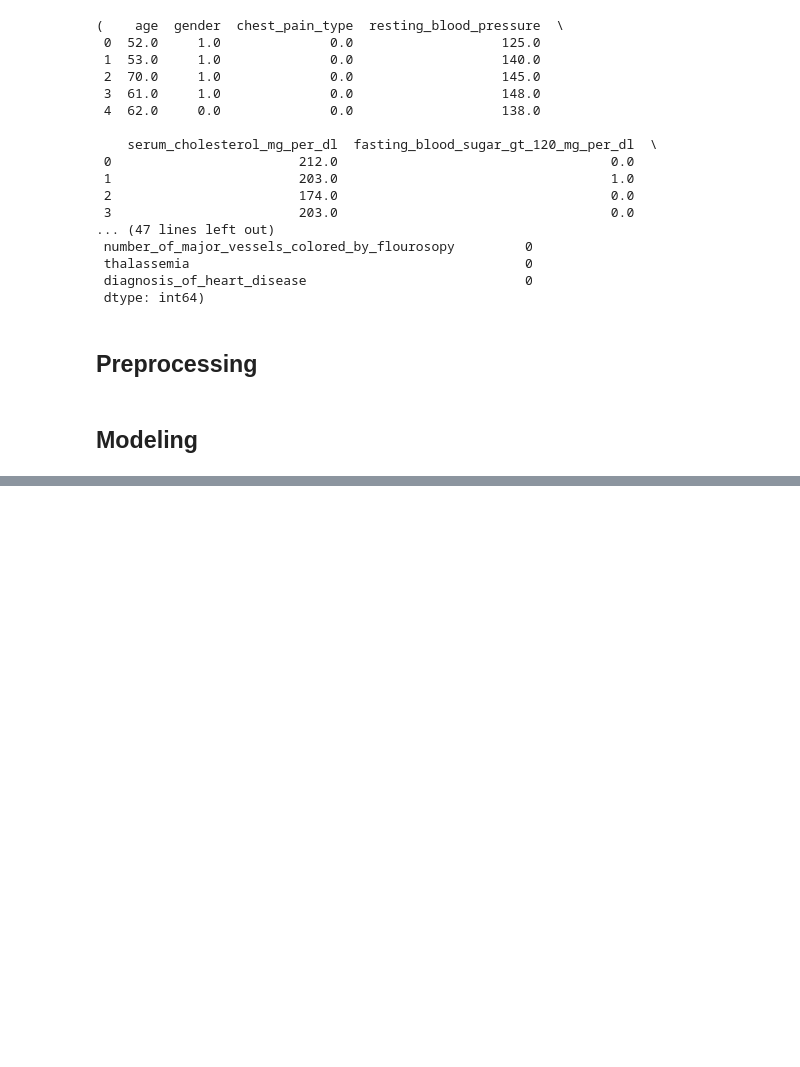
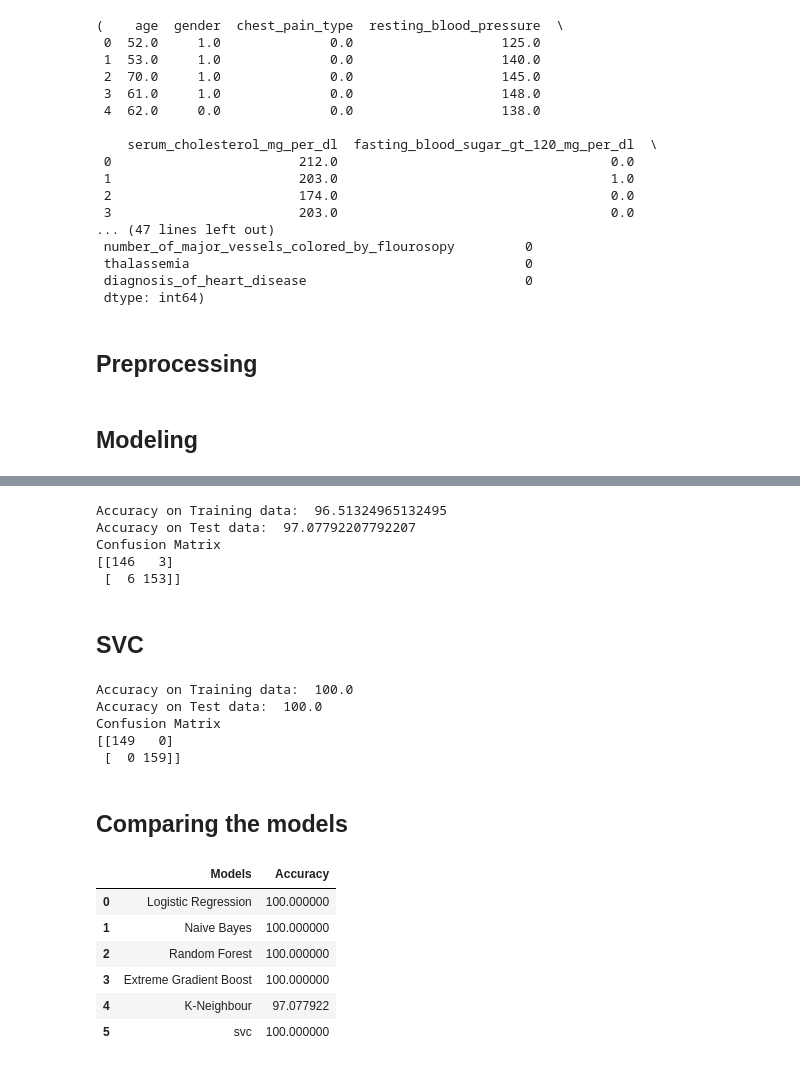
Before and after one commit to Poliaboy/PfDa_Project_S7, a Jupyter notebook: playground.ipynb, the cells around one changed output, grey strips where cells are left out. Cells and saved outputs as stored; diff of their text form; code cells hidden in the pictures; blank space fills up the shorter version.

```diff
--- a/playground.ipynb
+++ b/playground.ipynb
@@ -181,0 +294,49 @@ accuracy
+# %%
+m5="K-Neighbour"
+knn = KNeighborsClassifier(n_neighbors=20, algorithm="auto" )
+# train on the training set
+knn.fit(X_train, y_train)
+# Accuracy on training data
+X_train_predict= knn.predict(X_train)
+training_data_accuracy=accuracy_score(X_train_predict, y_train)
+print(f"Accuracy on Training data: ",training_data_accuracy*100)
+# Accuracy on test data
+X_test_predict= knn.predict(X_test)
+test_data_accuracy_knn=accuracy_score(X_test_predict, y_test)
+print(f"Accuracy on Test data: ",test_data_accuracy_knn*100)
+#Confussion matrix
+knn_confusion_matrix=  confusion_matrix(y_test,X_test_predict)
+print("Confusion Matrix")
+print(knn_confusion_matrix)
+# %% [output]
+Accuracy on Training data:  96.51324965132495
+Accuracy on Test data:  97.07792207792207
+Confusion Matrix
+[[146   3]
+ [  6 153]]
+# %% [markdown]
+## SVC
+# %%
+m6="svc"
+svc = SVC(C=5,kernel="rbf")
+svc.fit(X_train, y_train)
+# Accuracy on training data
+X_train_predict= svc.predict(X_train)
+training_data_accuracy=accuracy_score(X_train_predict, y_train)
+print(f"Accuracy on Training data: ",training_data_accuracy*100)
+# Accuracy on test data
+X_test_predict= svc.predict(X_test)
+test_data_accuracy_svc=accuracy_score(X_test_predict, y_test)
+print(f"Accuracy on Test data: ",test_data_accuracy_svc*100)
+#Confussion matrix
+knn_confusion_matrix =  confusion_matrix(y_test,X_test_predict)
+print("Confusion Matrix")
+print(knn_confusion_matrix)
+# %% [output]
+Accuracy on Training data:  100.0
+Accuracy on Test data:  100.0
+Confusion Matrix
+[[149   0]
+ [  0 159]]
+# %% [markdown]
+## Comparing the models
@@ -181,0 +353,10 @@ accuracy
+# %%
+result_df
+# %% [output]
+|  | Models | Accuracy |
+| 0 | Logistic Regression | 100.000000 |
+| 1 | Naive Bayes | 100.000000 |
+| 2 | Random Forest | 100.000000 |
+| 3 | Extreme Gradient Boost | 100.000000 |
+| 4 | K-Neighbour | 97.077922 |
+| 5 | svc | 100.000000 |
```
Also changed, not shown: parts of 15 cells of this notebook.
